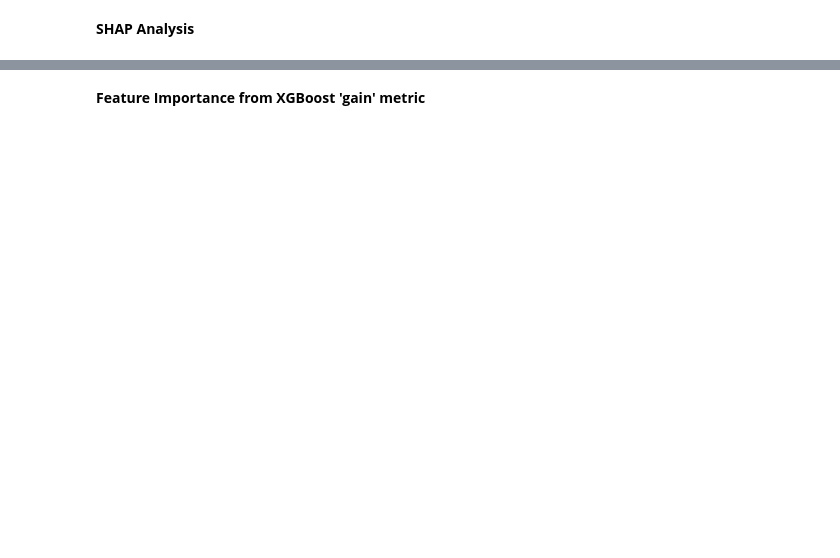
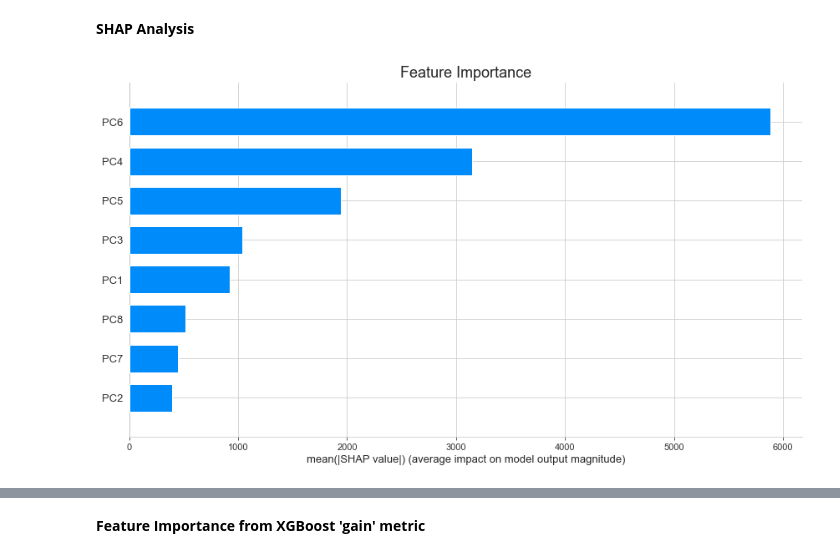
Before and after one commit to PedroAntonacio/example-ml-models, a Jupyter notebook: code/regression.ipynb, the cells around one changed output, grey strips where cells are left out. Cells and saved outputs as stored; diff of their text form; code cells hidden in the pictures; blank space fills up the shorter version.

```diff
--- a/code/regression.ipynb
+++ b/code/regression.ipynb
@@ -786,14 +762,13 @@ neg_class_odds
 XGBoost parameter explanation: https://www.kaggle.com/code/prashant111/a-guide-on-xgboost-hyperparameters-tuning/notebook
 # %%
 space_xgb = {
-    'objective': ['binary:logistic', 'binary:hinge'],
-    'n_estimators': [40, 50, 60],
+    'objective': ['reg:squarederror'],
+    'n_estimators': [20, 35, 50],
     'learning_rate': [0.1],
-    'max_depth': [4, 5, 6],
-    'min_child_weight': [2, 3, 5],
-    'gamma': [0, 0.5],
+    'max_depth': [3, 4, 6],
+    'min_child_weight': [1, 2, 3],
+    'gamma': [0, 0.3],
     'alpha':[0, 0.3],
-    'scale_pos_weight': [neg_class_odds],
     'lambda':[1, 1.25],
     ## 'subsample': [0.8, 1.0],
     ## 'colsample_bytree': [0.8, 1.0],
@@ -801,9 +776,10 @@ space_xgb = {
 }
 # %%
 eval_metrics = {
-    'logloss': 'Binary Cross-entropy Loss (aka Logistic Log-loss)',
-    'error': 'Binary Classification Error Rate',
-    'auc': 'ROC AUC'
+    'rmse': 'Root Mean Squared Error',
+    'mae': 'Mean Absolute Error',
+    'rmsle': 'Root Mean Squared Log Error',
+    'mape': 'Mean Absolute Percentage Error'
 }
 # %% [markdown]
 ### 4.1. XGBoost on PC's
@@ -811,6 +787,6 @@ eval_metrics = {
 %%time
 # Hyperparameter tuning with Grid Search Cross Validation
 
-result_cv_xgb_pca = gridsearch_cv(X_train_pca, y_train, model=XGBClassifier(),
-                                 space=space_xgb, n_splits=4, n_repeats=1, refit='f1', random_state=0)
+result_cv_xgb_pca = gridsearch_cv(X_train_pca, y_train, model=XGBRegressor(), space=space_xgb,
+                                  n_splits=4, n_repeats=1, refit='neg_root_mean_squared_error', random_state=0)
 result_cv_xgb_pca
@@ -819,6 +831,6 @@ print_metrics_cv(result_cv_xgb_pca)
 # %%
 # define best model
-model_xgb_pca = XGBClassifier(
+model_xgb_pca = XGBRegressor(
     **result_cv_xgb_pca.best_params_, random_state=0
 )
 # %%
@@ -842,6 +869,8 @@ plot_confusion_matrix(cm_pca, target_names=[classes_dict[i] for i in model_xgb_p
 explainer = shap.TreeExplainer(model_xgb_pca)
 shap_values_pca = explainer.shap_values(X_test_pca)
 # %%
-plot_shap_importance(shap_values_pca, X_test_pca, classes_dict, model_xgb_pca.classes_)
+plot_shap_importance(shap_values_pca, X_test_pca)
+# %% [output]
+[figure, added]
 # %%
 shap.summary_plot(np.array(shap_values_pca), X_test_pca, feature_names=pca_cols, show=True, max_display=None, plot_size=(12,7))
```
Also changed, not shown: parts of 36 cells of this notebook, 1 other file.
